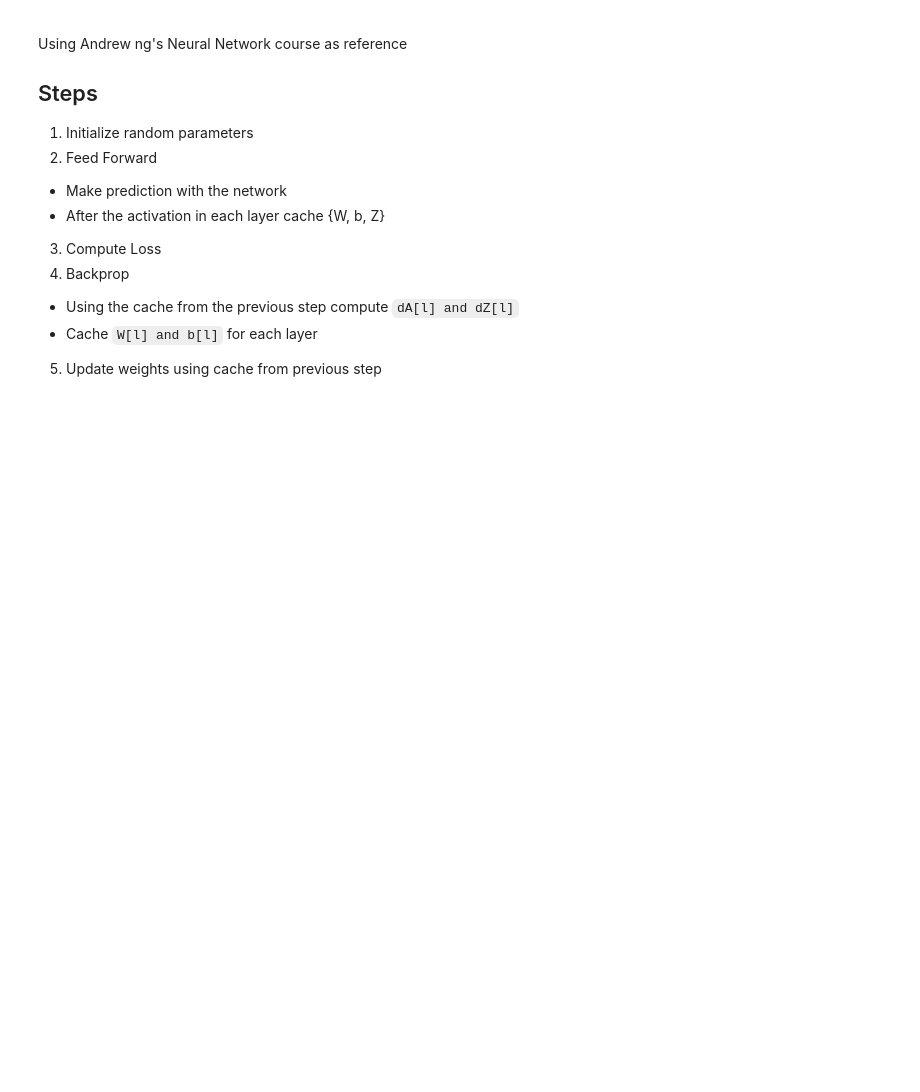
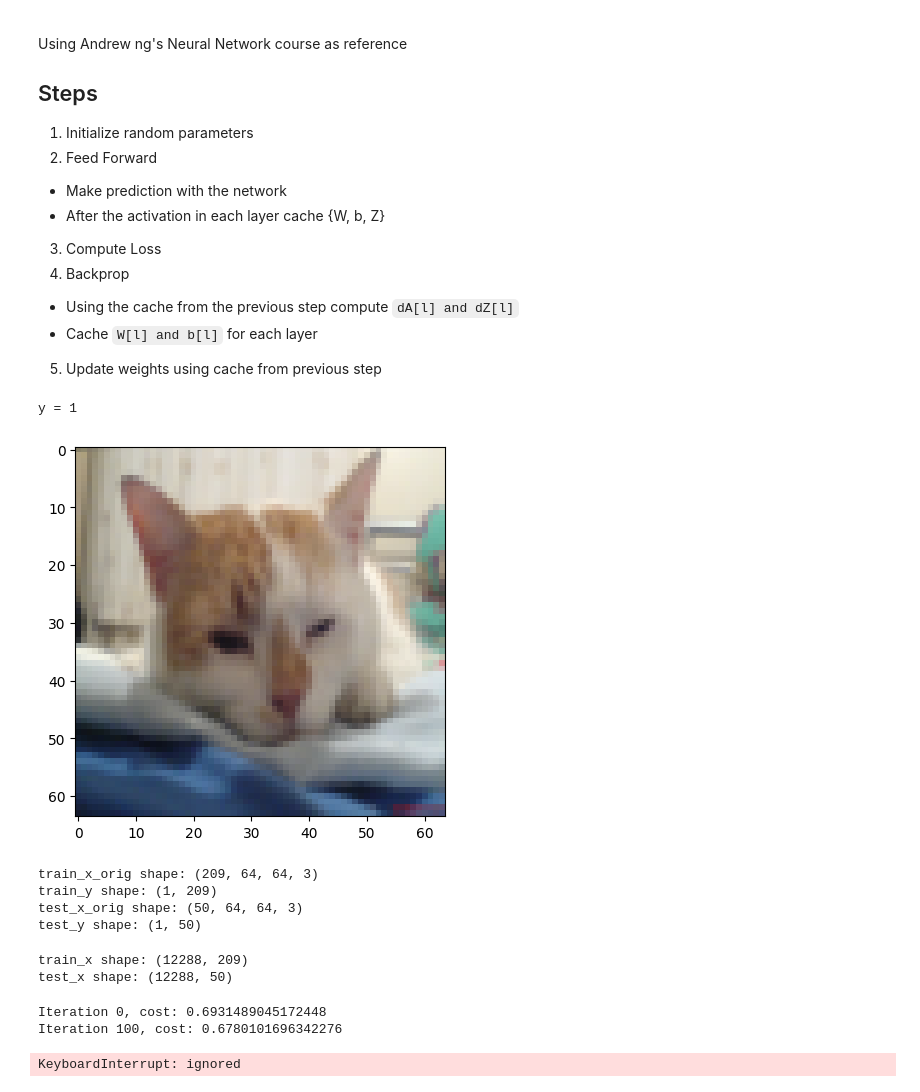
Before and after one commit to pongpatapee/NN_from_scratch, a Jupyter notebook: NN_from_scratch.ipynb, the cells around one changed output. Cells and saved outputs as stored; diff of their text form; code cells hidden in the pictures; blank space fills up the shorter version.

Commit message:
Able to train, but loss is not decreasing

```diff
--- a/NN_from_scratch.ipynb
+++ b/NN_from_scratch.ipynb
@@ -34,0 +198,59 @@ def initialize_parameters(layers_dim):
+# %%
+# Load data function from util file
+def load_data():
+  train_dataset = h5py.File('datasets/train_catvnoncat.h5', "r")
+  train_set_x_orig = np.array(train_dataset["train_set_x"][:]) # your train set features
+  train_set_y_orig = np.array(train_dataset["train_set_y"][:]) # your train set labels
+
+  test_dataset = h5py.File('datasets/test_catvnoncat.h5', "r")
+  test_set_x_orig = np.array(test_dataset["test_set_x"][:]) # your test set features
+  test_set_y_orig = np.array(test_dataset["test_set_y"][:]) # your test set labels
+
+  classes = np.array(test_dataset["list_classes"][:]) # the list of classes
+
+  train_set_y_orig = train_set_y_orig.reshape((1, train_set_y_orig.shape[0]))
+  test_set_y_orig = test_set_y_orig.reshape((1, test_set_y_orig.shape[0]))
+
+  return train_set_x_orig, train_set_y_orig, test_set_x_orig, test_set_y_orig, classes
+# %%
+# loading and showing example data
+train_x_orig, train_y, test_x_orig, test_y, classes = load_data()
+# %%
+# preview data
+index = random.randrange(0, len(train_x_orig))
+plt.imshow(train_x_orig[index])
+print(f"y = {str(train_y[0, index])}")
+# %% [output]
+y = 1
+[figure, added]
+# %%
+# print shapes
+print(f"train_x_orig shape: {train_x_orig.shape}")
+print(f"train_y shape: {train_y.shape}")
+print(f"test_x_orig shape: {test_x_orig.shape}")
+print(f"test_y shape: {test_y.shape}")
+# %% [output]
+train_x_orig shape: (209, 64, 64, 3)
+train_y shape: (1, 209)
+test_x_orig shape: (50, 64, 64, 3)
+test_y shape: (1, 50)
+# %%
+# Flatten pixels and rgb
+# .shape[0] = current index for num training examples
+train_x_flatten = train_x_orig.reshape(train_x_orig.shape[0], -1)
+test_x_flatten = test_x_orig.reshape(test_x_orig.shape[0], -1)
+
+# transpose such that num training examples are stacked column wise
+train_x_flatten = train_x_flatten.T
+test_x_flatten = test_x_flatten.T
+
+# standardize/normalize data to have feature values between 0 and 1
+train_x = train_x_flatten/255
+test_x = test_x_flatten/255
+
+# display new shapes
+print(f"train_x shape: {train_x.shape}")
+print(f"test_x shape: {test_x.shape}")
+# %% [output]
+train_x shape: (12288, 209)
+test_x shape: (12288, 50)
@@ -34,0 +279,10 @@ def initialize_parameters(layers_dim):
+# %%
+# feed into model
+layer_dims = [12288, 20, 7, 5, 1]
+
+parameters, costs = L_layer_model(train_x, train_y, layer_dims, num_iterations=2500, print_cost=True)
+plot_costs(costs)
+# %% [output]
+Iteration 0, cost: 0.6931489045172448
+Iteration 100, cost: 0.6780101696342276
+KeyboardInterrupt: ignored
```
Also changed, not shown: parts of 13 cells of this notebook.
